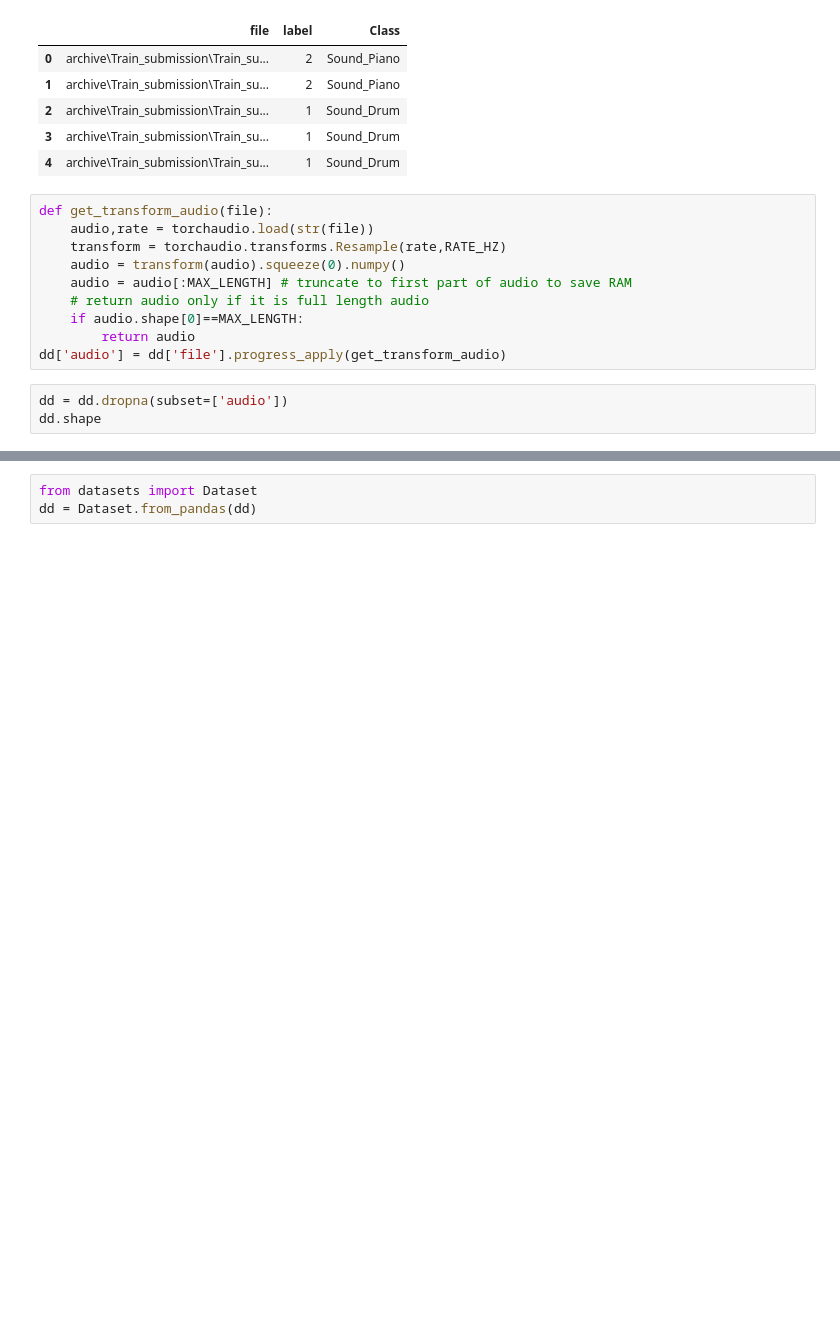
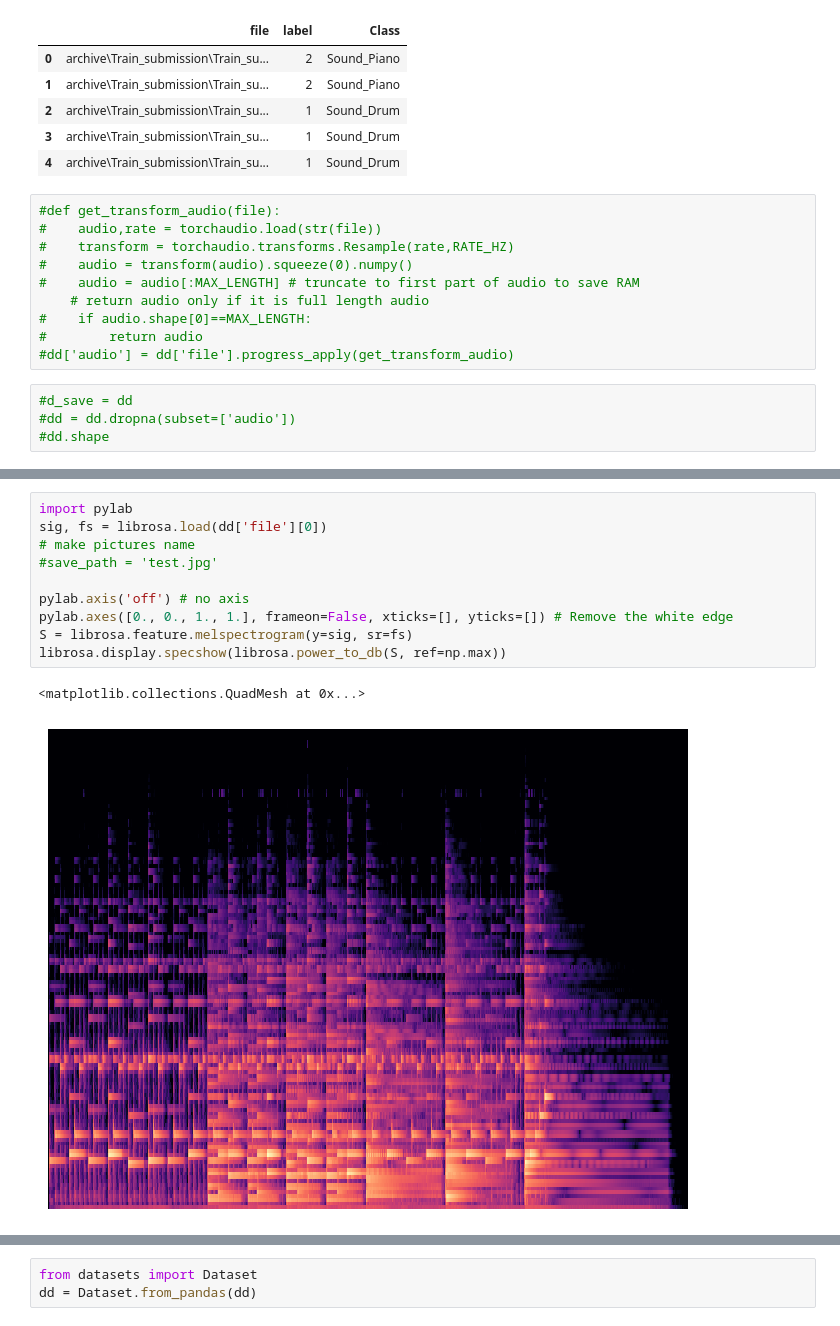
Before and after one commit to cristex/DML-Project, a Jupyter notebook: musical-instrument-detection.ipynb, the cells around one changed output, grey strips where cells are left out. Drawn from its saved outputs; the diff is of its cells as text; blank space fills up the shorter version.

Commit message:
Displays a mel spectrogram
Still needs to make it for every data sample in the set and the code is a mess.

```diff
--- a/musical-instrument-detection.ipynb
+++ b/musical-instrument-detection.ipynb
@@ -109,15 +132,16 @@ dd.head()
 | 3 | archive\Train_submission\Train_su... | 1 | Sound_Drum |
 | 4 | archive\Train_submission\Train_su... | 1 | Sound_Drum |
 # %%
-def get_transform_audio(file):
-    audio,rate = torchaudio.load(str(file))
-    transform = torchaudio.transforms.Resample(rate,RATE_HZ)
-    audio = transform(audio).squeeze(0).numpy()
-    audio = audio[:MAX_LENGTH] # truncate to first part of audio to save RAM
+#def get_transform_audio(file):
+#    audio,rate = torchaudio.load(str(file))
+#    transform = torchaudio.transforms.Resample(rate,RATE_HZ)
+#    audio = transform(audio).squeeze(0).numpy()
+#    audio = audio[:MAX_LENGTH] # truncate to first part of audio to save RAM
     # return audio only if it is full length audio
-    if audio.shape[0]==MAX_LENGTH:
-        return audio
-dd['audio'] = dd['file'].progress_apply(get_transform_audio)
+#    if audio.shape[0]==MAX_LENGTH:
+#        return audio
+#dd['audio'] = dd['file'].progress_apply(get_transform_audio)
 # %%
-dd = dd.dropna(subset=['audio'])
-dd.shape
+#d_save = dd
+#dd = dd.dropna(subset=['audio'])
+#dd.shape
@@ -126 +317,14 @@ dd.shape
+# %%
+import pylab
+sig, fs = librosa.load(dd['file'][0])
+# make pictures name
+#save_path = 'test.jpg'
+
+pylab.axis('off') # no axis
+pylab.axes([0., 0., 1., 1.], frameon=False, xticks=[], yticks=[]) # Remove the white edge
+S = librosa.feature.melspectrogram(y=sig, sr=fs)
+librosa.display.specshow(librosa.power_to_db(S, ref=np.max))
+# %% [output]
+<matplotlib.collections.QuadMesh at 0x...>
+[figure, added]
 # %%
```
Also changed, not shown: parts of 37 cells of this notebook.
